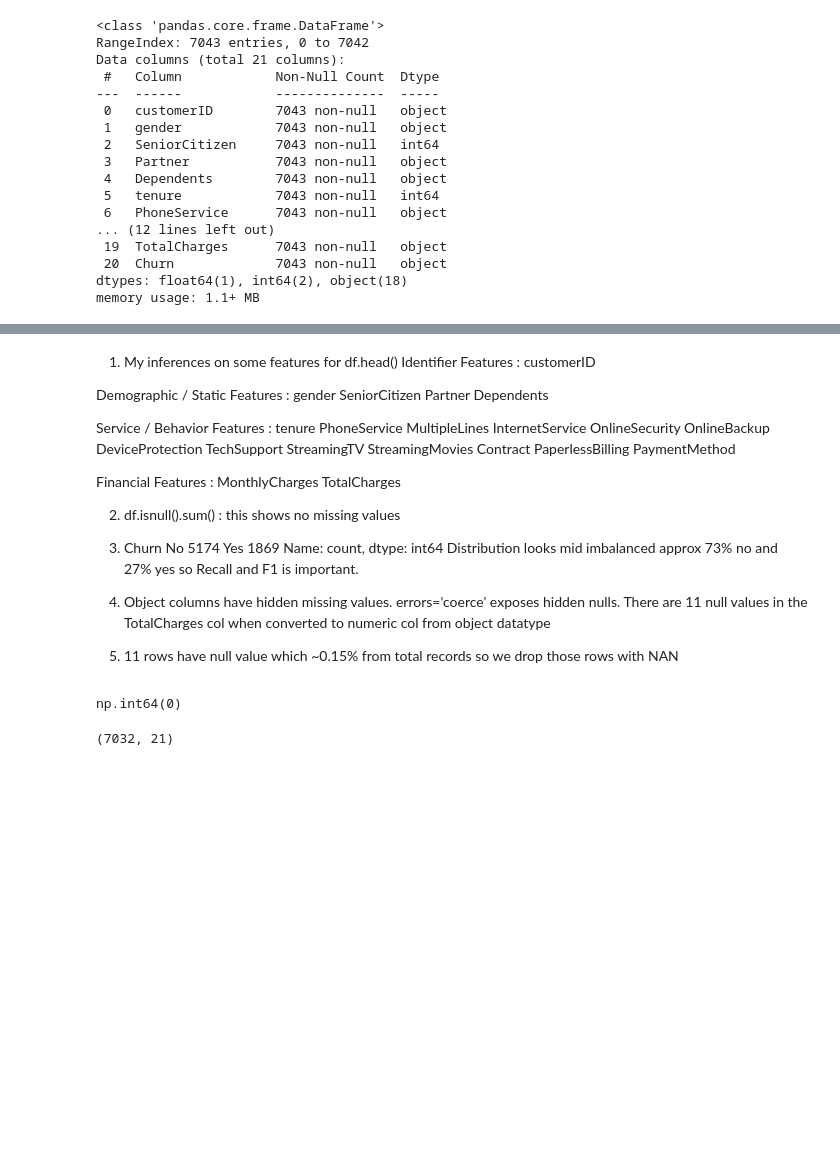
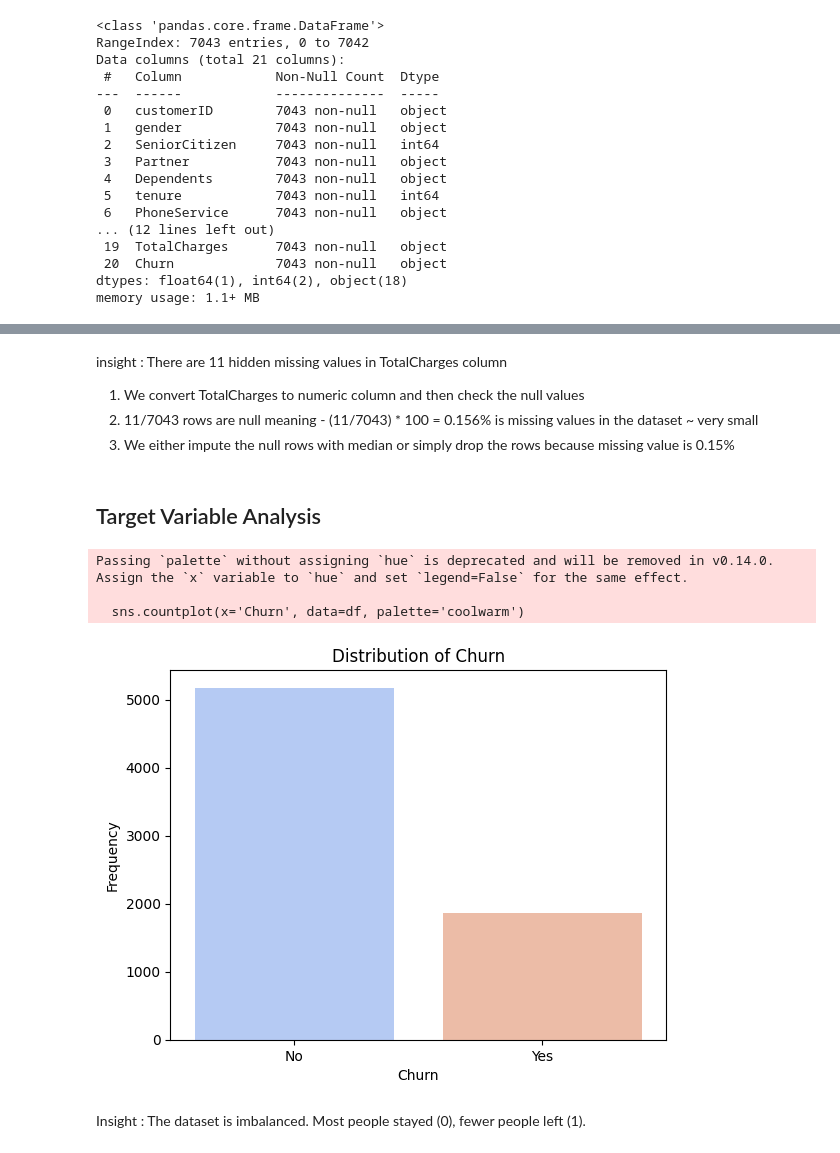
Before and after one commit to codebynishhhi/telecom_churn, a Jupyter notebook: notebooks/exploration.ipynb, the cells around one changed output, grey strips where cells are left out. Saved outputs shown, nothing was run; the diff lists cells and outputs as text; code cells hidden in the pictures; blank space fills up the shorter version.

Commit message:
1. Identified Numerical & Categorical columns 2. Checked skewnes for numerical columns 3. Analysed target variable distribution 4. Evaluated outliers on highly skeweked columns

```diff
--- a/notebooks/exploration.ipynb
+++ b/notebooks/exploration.ipynb
@@ -95,52 +90,21 @@ pd.crosstab(df['SeniorCitizen'], df['Churn'], normalize='index')
-# %% [markdown]
-1. My inferences on some features for df.head()
-Identifier Features : customerID
-
-Demographic / Static Features :
-    gender
-    SeniorCitizen
-    Partner
-    Dependents
-
-Service / Behavior Features :
-    tenure
-    PhoneService
-    MultipleLines
-    InternetService
-    OnlineSecurity
-    OnlineBackup
-    DeviceProtection
-    TechSupport
-    StreamingTV
-    StreamingMovies
-    Contract
-    PaperlessBilling
-    PaymentMethod
-
-Financial Features :
-    MonthlyCharges
-    TotalCharges
-
-2. df.isnull().sum() : this shows no missing values
-
-3. Churn
-No     5174
-Yes    1869
-Name: count, dtype: int64
-Distribution looks mid imbalanced approx 73% no and 27% yes so Recall and F1 is important.
-
-4. Object columns have hidden missing values. errors='coerce' exposes hidden nulls.
-There are 11 null values in the TotalCharges col when converted to numeric col from object datatype
-
-5. 11 rows have null value which ~0.15% from total records so we drop those rows with NAN
-# %%
-# dropping the null values in TotalCharges column
-df['TotalCharges'] = pd.to_numeric(df['TotalCharges'], errors='coerce')
-df = df.dropna(subset=['TotalCharges'])
-df['TotalCharges'].isnull().sum()
-# %% [output]
-np.int64(0)
-# %%
-df.shape
-# %% [output]
-(7032, 21)
+# %% [markdown]
+insight : There are 11 hidden missing values in TotalCharges column
+1. We convert TotalCharges to numeric column and then check the null values
+2. 11/7043 rows are null meaning - (11/7043) * 100 = 0.156% is missing values in the dataset ~ very small
+3. We either impute the null rows with median or simply drop the rows because missing value is 0.15%
+# %% [markdown]
+## Target Variable Analysis
+# %%
+# checking distribution of target column - Churn
+sns.countplot(x='Churn', data=df, palette='coolwarm')
+plt.title('Distribution of Churn')
+plt.xlabel('Churn')
+plt.ylabel('Frequency')
+plt.show()
+# %% [output]
+Passing `palette` without assigning `hue` is deprecated and will be removed in v0.14.0. Assign the `x` variable to `hue` and set `legend=False` for the same effect.
+
+  sns.countplot(x='Churn', data=df, palette='coolwarm')
+[figure, added]
+# %% [markdown]
+Insight : The dataset is imbalanced. Most people stayed (0), fewer people left (1).
```
Also changed, not shown: parts of 31 cells of this notebook.
